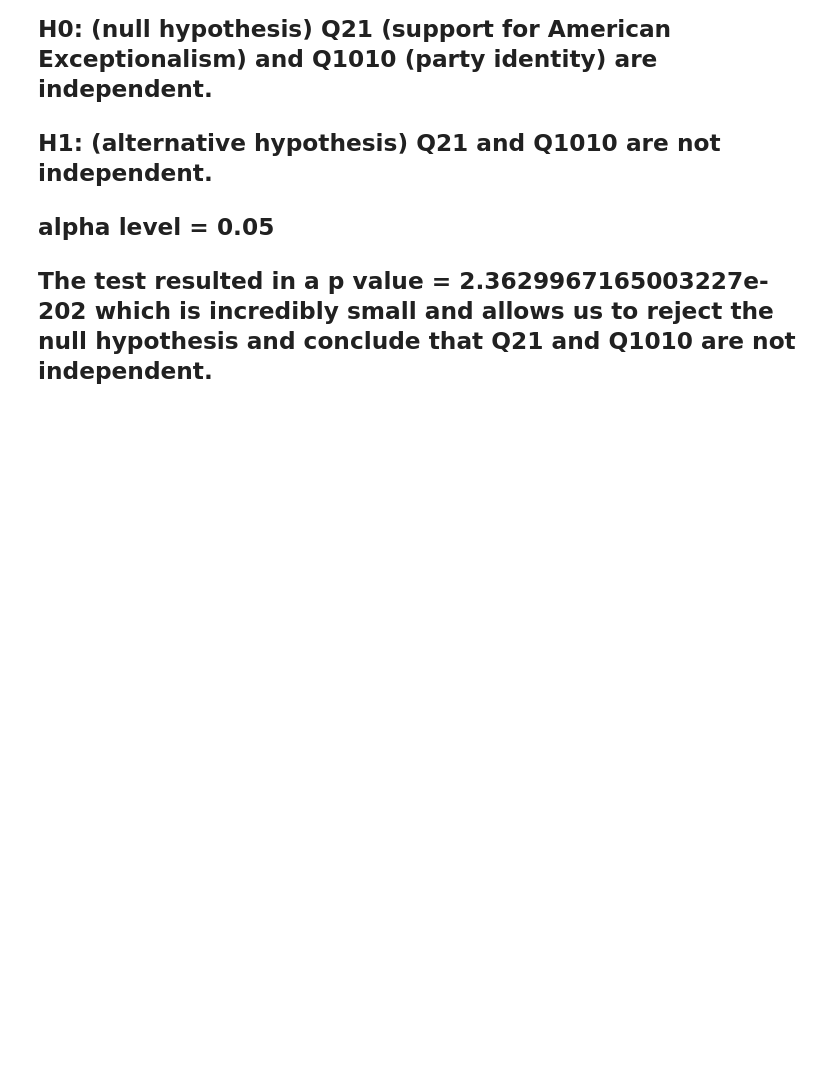
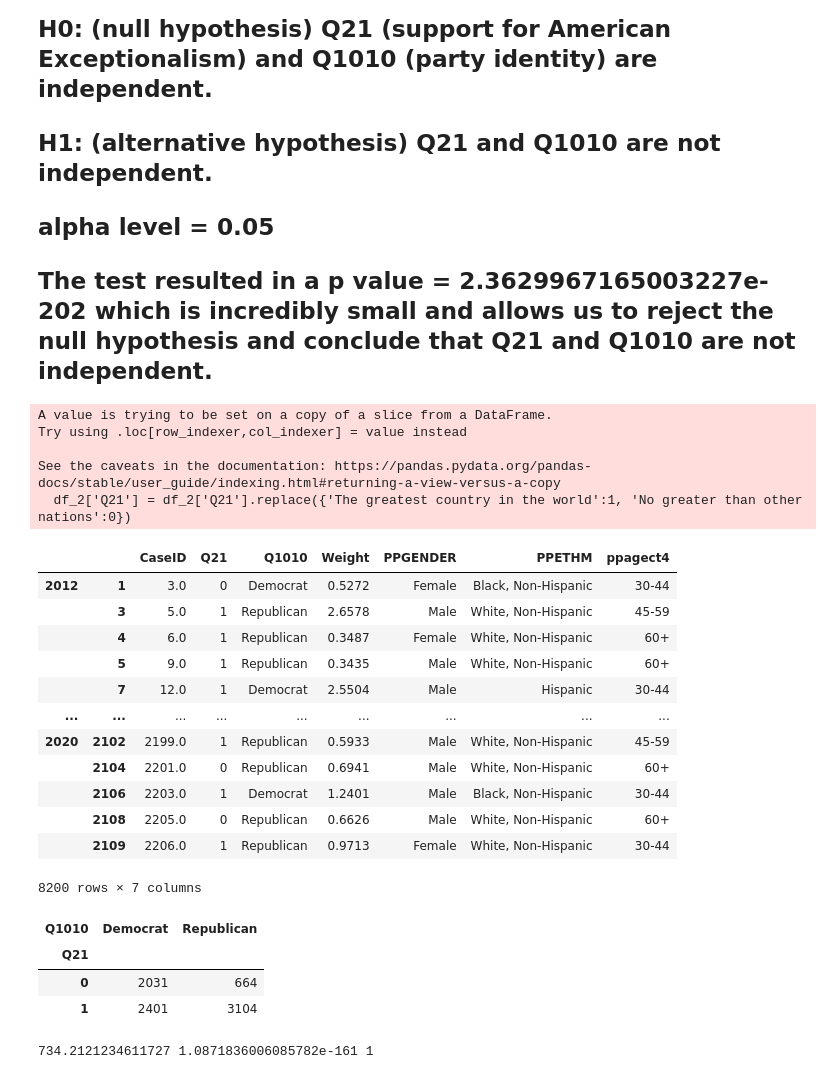
Before and after one commit to wesdevclimb/CodeLouPython2, a Jupyter notebook: Project/ProjectNotebook.ipynb, the cells around one changed output. Saved outputs shown, nothing was run; the diff lists cells and outputs as text; code cells hidden in the pictures; blank space fills up the shorter version.

```diff
--- a/Project/ProjectNotebook.ipynb
+++ b/Project/ProjectNotebook.ipynb
@@ -285,3 +283,40 @@ sp.chi2_contingency(crosstab)
 ## alpha level = 0.05
 
 ## The test resulted in a p value =  2.3629967165003227e-202 which is incredibly small and allows us to reject the null hypothesis and conclude that Q21 and Q1010 are not independent.
+# %%
+df_1 = all_years_df.loc[(all_years_df['Q21'] == 'No greater than other nations') | (all_years_df['Q21'] == 'The greatest country in the world')]
+df_2 = df_1.loc[(df_1['Q1010'] == 'Republican') | (df_1['Q1010']== 'Democrat')]
+df_2['Q21'] = df_2['Q21'].replace({'The greatest country in the world':1, 'No greater than other nations':0})
+df_2
+# %% [output]
+A value is trying to be set on a copy of a slice from a DataFrame.
+Try using .loc[row_indexer,col_indexer] = value instead
+
+See the caveats in the documentation: https://pandas.pydata.org/pandas-docs/stable/user_guide/indexing.html#returning-a-view-versus-a-copy
+  df_2['Q21'] = df_2['Q21'].replace({'The greatest country in the world':1, 'No greater than other nations':0})
+|  |  | CaseID | Q21 | Q1010 | Weight | PPGENDER | PPETHM | ppagect4 |
+| 2012 | 1 | 3.0 | 0 | Democrat | 0.5272 | Female | Black, Non-Hispanic | 30-44 |
+|  | 3 | 5.0 | 1 | Republican | 2.6578 | Male | White, Non-Hispanic | 45-59 |
+|  | 4 | 6.0 | 1 | Republican | 0.3487 | Female | White, Non-Hispanic | 60+ |
+|  | 5 | 9.0 | 1 | Republican | 0.3435 | Male | White, Non-Hispanic | 60+ |
+|  | 7 | 12.0 | 1 | Democrat | 2.5504 | Male | Hispanic | 30-44 |
+| ... | ... | ... | ... | ... | ... | ... | ... | ... |
+| 2020 | 2102 | 2199.0 | 1 | Republican | 0.5933 | Male | White, Non-Hispanic | 45-59 |
+|  | 2104 | 2201.0 | 0 | Republican | 0.6941 | Male | White, Non-Hispanic | 60+ |
+|  | 2106 | 2203.0 | 1 | Democrat | 1.2401 | Male | Black, Non-Hispanic | 30-44 |
+|  | 2108 | 2205.0 | 0 | Republican | 0.6626 | Male | White, Non-Hispanic | 60+ |
+|  | 2109 | 2206.0 | 1 | Republican | 0.9713 | Female | White, Non-Hispanic | 30-44 |
+8200 rows × 7 columns
+# %%
+contingency_table = pd.crosstab(df_2['Q21'],df_2['Q1010'])
+contingency_table
+# %% [output]
+| Q1010 | Democrat | Republican |
+| Q21 |  |  |
+| 0 | 2031 | 664 |
+| 1 | 2401 | 3104 |
+# %%
+(chi2, p, df, arr) = sp.chi2_contingency(contingency_table, correction = False)
+print(chi2, p, df)
+# %% [output]
+734.2121234611727 1.0871836006085782e-161 1
```
Also changed, not shown: parts of 6 cells of this notebook, 2 other files.
